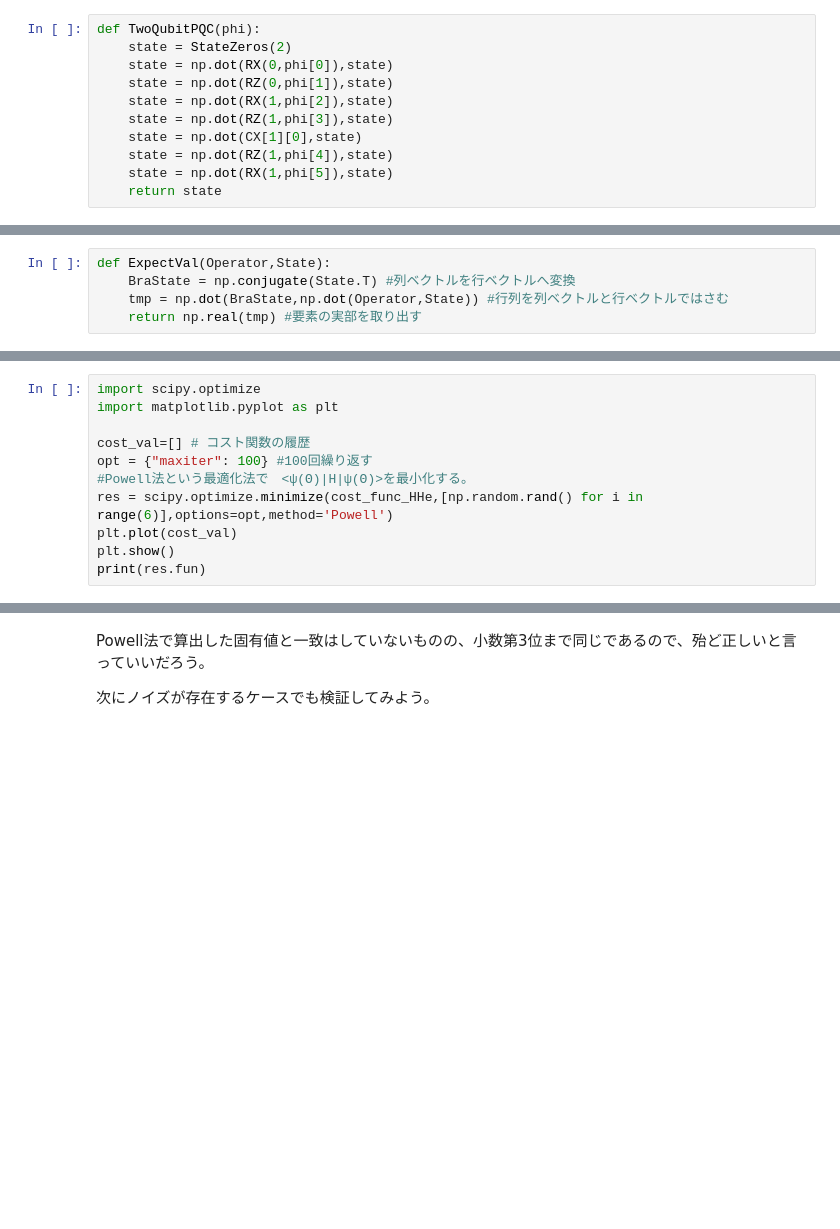
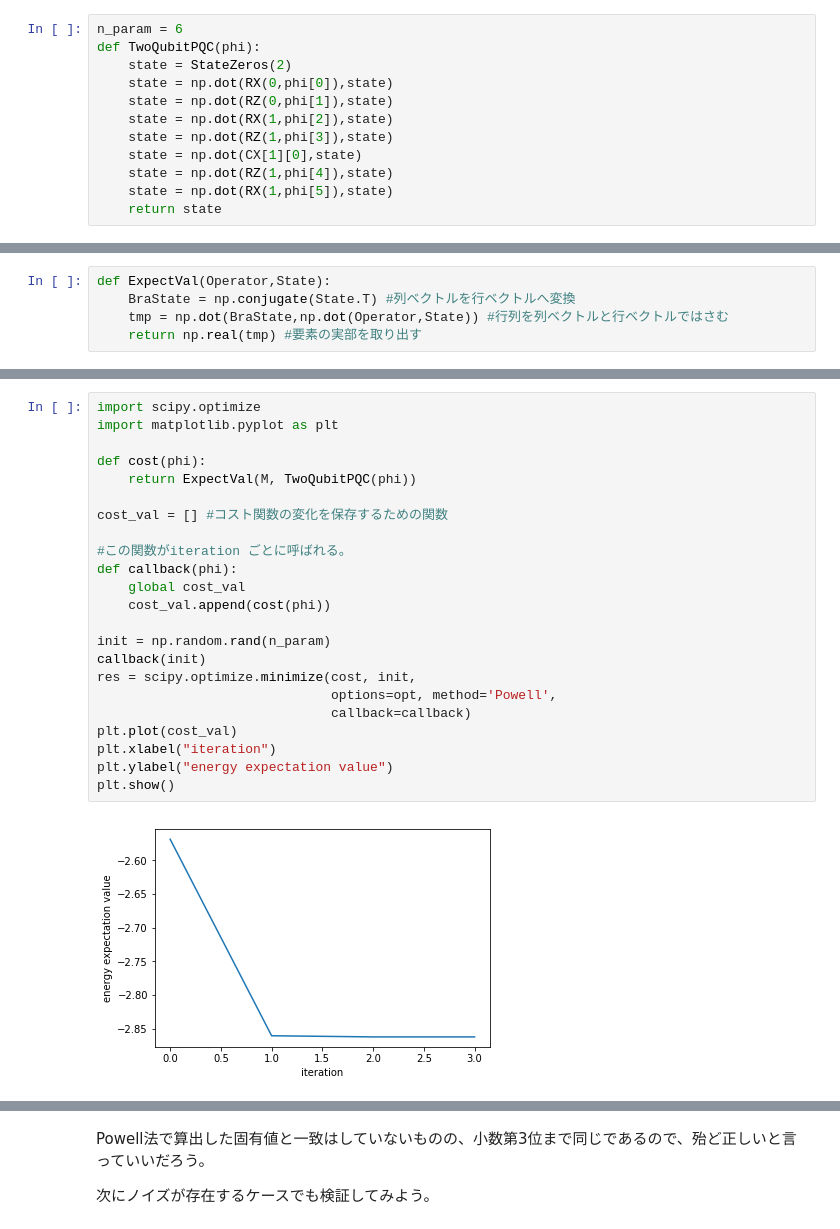
Before and after one commit to qulacs/quantum-native-dojo, a Jupyter notebook: notebooks/5.1_VQE.ipynb, the cells around one changed output, grey strips where cells are left out. Drawn from its saved outputs; the diff is of its cells as text; blank space fills up the shorter version.

```diff
--- a/notebooks/5.1_VQE.ipynb
+++ b/notebooks/5.1_VQE.ipynb
@@ -124,4 +123,5 @@ print(M)
 # %%
+n_param = 6
 def TwoQubitPQC(phi):
     state = StateZeros(2)
     state = np.dot(RX(0,phi[0]),state)
@@ -158,11 +143,0 @@ cost_func_HHe([np.random.rand() for i in range(6)])
-# %%
-import scipy.optimize
-import matplotlib.pyplot as plt
-
-cost_val=[] # コスト関数の履歴
-opt = {"maxiter": 100} #100回繰り返す
-#Powell法という最適化法で　<ψ(Θ)|H|ψ(Θ)>を最小化する。
-res = scipy.optimize.minimize(cost_func_HHe,[np.random.rand() for i in range(6)],options=opt,method='Powell')
-plt.plot(cost_val)
-plt.show()
-print(res.fun)
@@ -173,0 +147,25 @@ print(res.fun)
+# %%
+import scipy.optimize
+import matplotlib.pyplot as plt
+
+def cost(phi):
+    return ExpectVal(M, TwoQubitPQC(phi))
+
+cost_val = [] #コスト関数の変化を保存するための関数
+
+#この関数がiteration ごとに呼ばれる。
+def callback(phi):
+    global cost_val
+    cost_val.append(cost(phi))
+
+init = np.random.rand(n_param)
+callback(init)
+res = scipy.optimize.minimize(cost, init,
+                              options=opt, method='Powell',
+                              callback=callback)
+plt.plot(cost_val)
+plt.xlabel("iteration")
+plt.ylabel("energy expectation value")
+plt.show()
+# %% [output]
+[figure, added]
```
Also changed, not shown: parts of 30 cells of this notebook, 2 other files.
